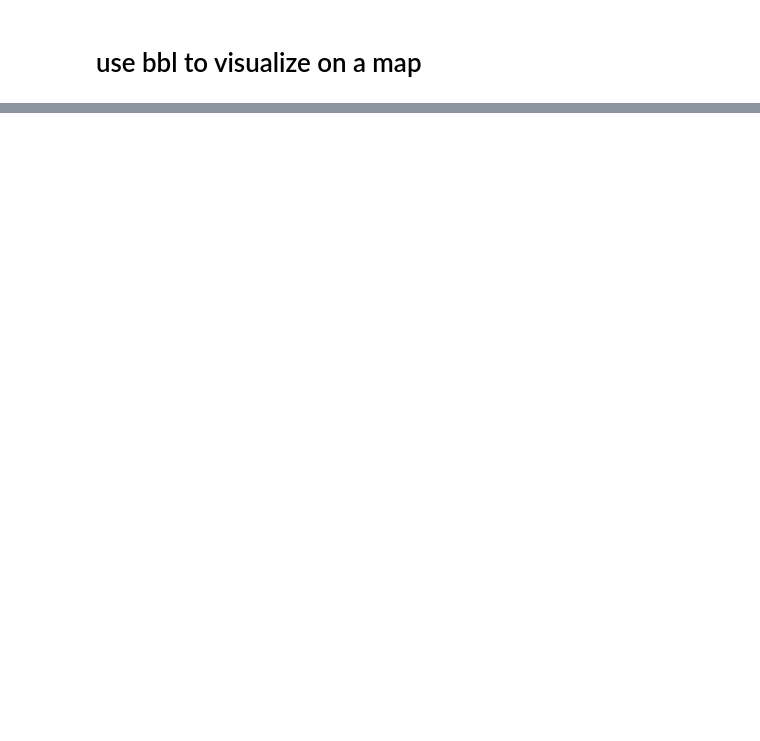
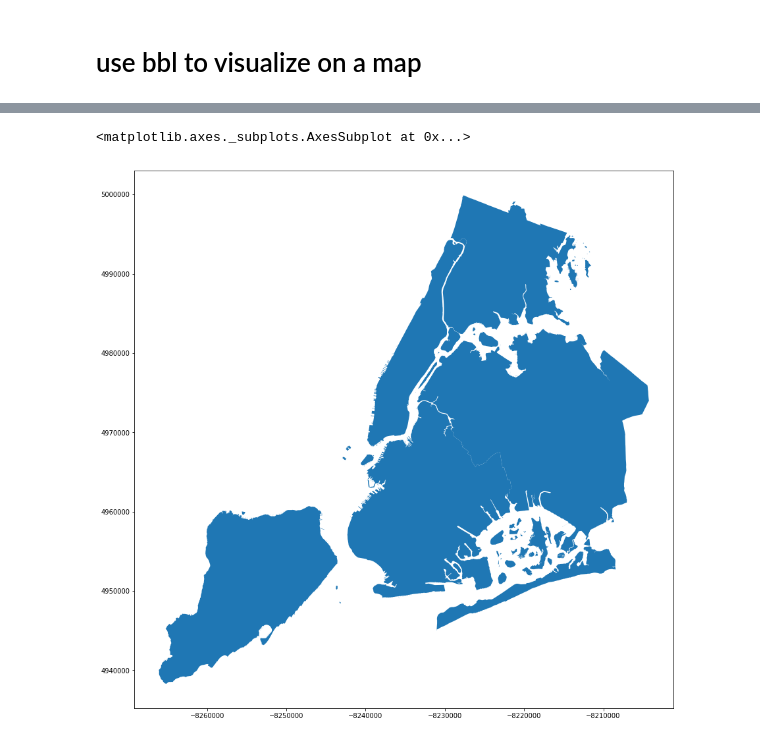
Before and after one commit to cseg-tech/heatseek_nycdb, a Jupyter notebook: Violations_and_Geography.ipynb, the cells around one changed output, grey strips where cells are left out. Drawn from its saved outputs; the diff is of its cells as text; code cells hidden in the pictures; blank space fills up the shorter version.

```diff
--- a/Violations_and_Geography.ipynb
+++ b/Violations_and_Geography.ipynb
@@ -85,0 +180,9 @@ top100_bbl = top100_df['bbl'].unique()
+# %%
+# ax = nyc_map.plot(figsize=(10, 10), alpha=0.5, edgecolor='k')
+# gdf.plot(ax=ax, markersize=1, color='red', marker='o', label='Violation')
+# #add_basemap(ax, zoom=10)
+fig, ax = plt.subplots(figsize=(15,15))
+nyc_map.plot(ax=ax)
+# %% [output]
+<matplotlib.axes._subplots.AxesSubplot at 0x...>
+[figure, added]
```
Also changed, not shown: parts of 17 cells of this notebook.
